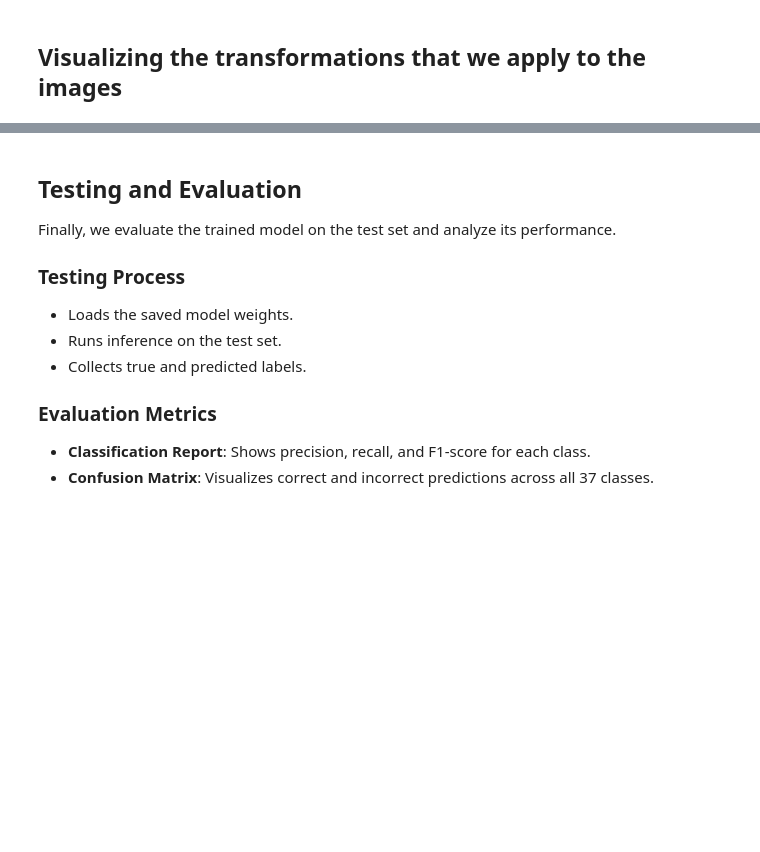
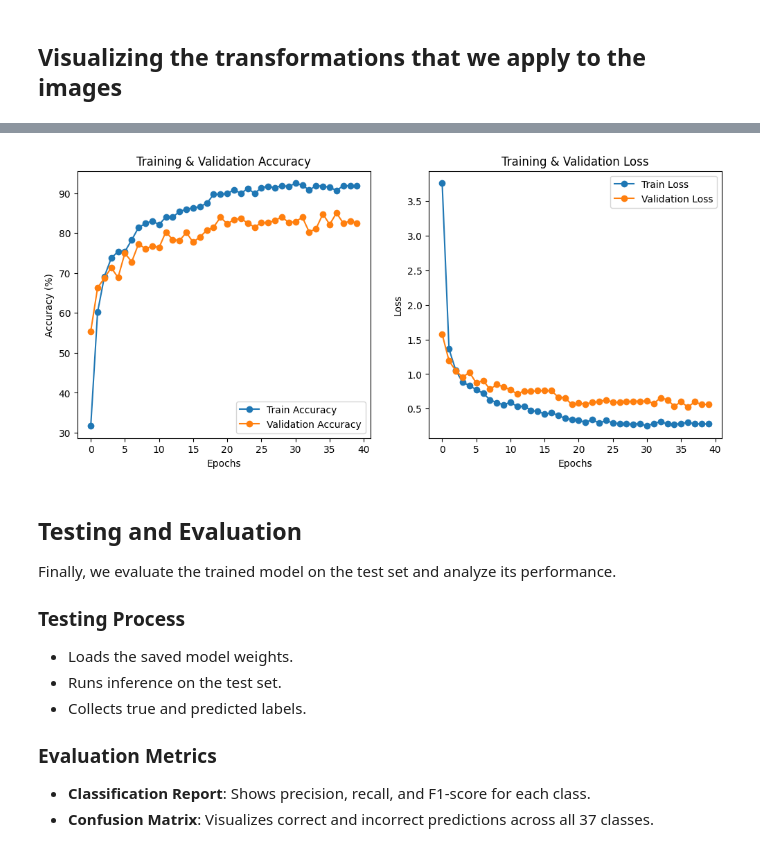
Before and after one commit to AmrRagab0/Pet-MultiClassification, a Jupyter notebook: Jupyter notebooks/PetClassification_Finetuning_MobileNet.ipynb, the cells around one changed output, grey strips where cells are left out. Saved outputs shown, nothing was run; the diff lists cells and outputs as text; code cells hidden in the pictures; blank space fills up the shorter version.

```diff
--- a/Jupyter notebooks/PetClassification_Finetuning_MobileNet.ipynb
+++ b/Jupyter notebooks/PetClassification_Finetuning_MobileNet.ipynb
@@ -247,22 +212,29 @@ We use a pre-trained ResNet34 model, modify its classifier, and train it on our
 - Plots accuracy and loss curves.
 # %%
 # Load data loaders
-train_loader, val_loader, _ = get_data_loaders('/content/data/')
-weights_dir = "/content/weights/"
+train_loader, val_loader, _ = get_data_loaders(data_dir)
+weights_dir = "../weights/"
 os.makedirs(weights_dir, exist_ok=True)
 
-# Load pre-trained ResNet34
+# Load pre-trained MobileNet
 model = models.mobilenet_v2(pretrained=True)
 num_ftrs = model.classifier[1].in_features
 model.fc = nn.Sequential(
-    nn.Dropout(0.5),  # Add dropout to reduce overfitting
+    nn.Dropout(0.3),  # Add dropout to reduce overfitting
     nn.Linear(num_ftrs, 37)  # Output 37 classes/
 )
 
+# let's unfreeze some layers
+for param in model.classifier.parameters():
+    param.requires_grad = True  # Unfreeze all layers
+
+
 # Define loss, optimizer, and scheduler
 criterion = nn.CrossEntropyLoss()
-optimizer = optim.SGD(model.parameters(), lr=0.014, momentum=0.9, weight_decay=1e-4)
+optimizer = optim.SGD(model.parameters(), lr=0.002, momentum=0.9, weight_decay=1e-4)
+#optimizer = optim.Adam(model.parameters(), lr=0.014, weight_decay=1e-4)
 scheduler = optim.lr_scheduler.ReduceLROnPlateau(optimizer, factor=0.2, patience=4)
+
 
 # Set device
 device = torch.device("cuda" if torch.cuda.is_available() else "cpu")
@@ -327,12 +299,12 @@ avg_val_acc = sum(val_accuracies[-5:]) / 5
 
 # Save model with timestamp and accuracy
 timestamp = datetime.datetime.now().strftime("%d-%H")
-model_filename = f"{weights_dir}resnet34_{avg_val_acc:.2f}acc_{timestamp}.pth"
+model_filename = f"{weights_dir}MobileNet_{avg_val_acc:.2f}acc_{timestamp}.pth"
 torch.save(model.state_dict(), model_filename)
 print(f"Model saved as {model_filename}")
 
 # Keep only the last 5 models
-model_files = sorted(glob.glob(f"{weights_dir}resnet34_*.pth"), key=os.path.getctime, reverse=True)
+model_files = sorted(glob.glob(f"{weights_dir}MobileNet_*.pth"), key=os.path.getctime, reverse=True)
 for old_file in model_files[5:]:
     os.remove(old_file)
     print(f"Deleted old model: {old_file}")
@@ -378,3 +350,4 @@ Epoch [26/40] | Train Loss: 0.9272 | Train Acc: 71.57% | Val Loss: 1.3282 | Val
+[figure, added]
 # %% [markdown]
 ## Testing and Evaluation
 
```
Also changed, not shown: parts of 16 cells of this notebook, 6 other files.
